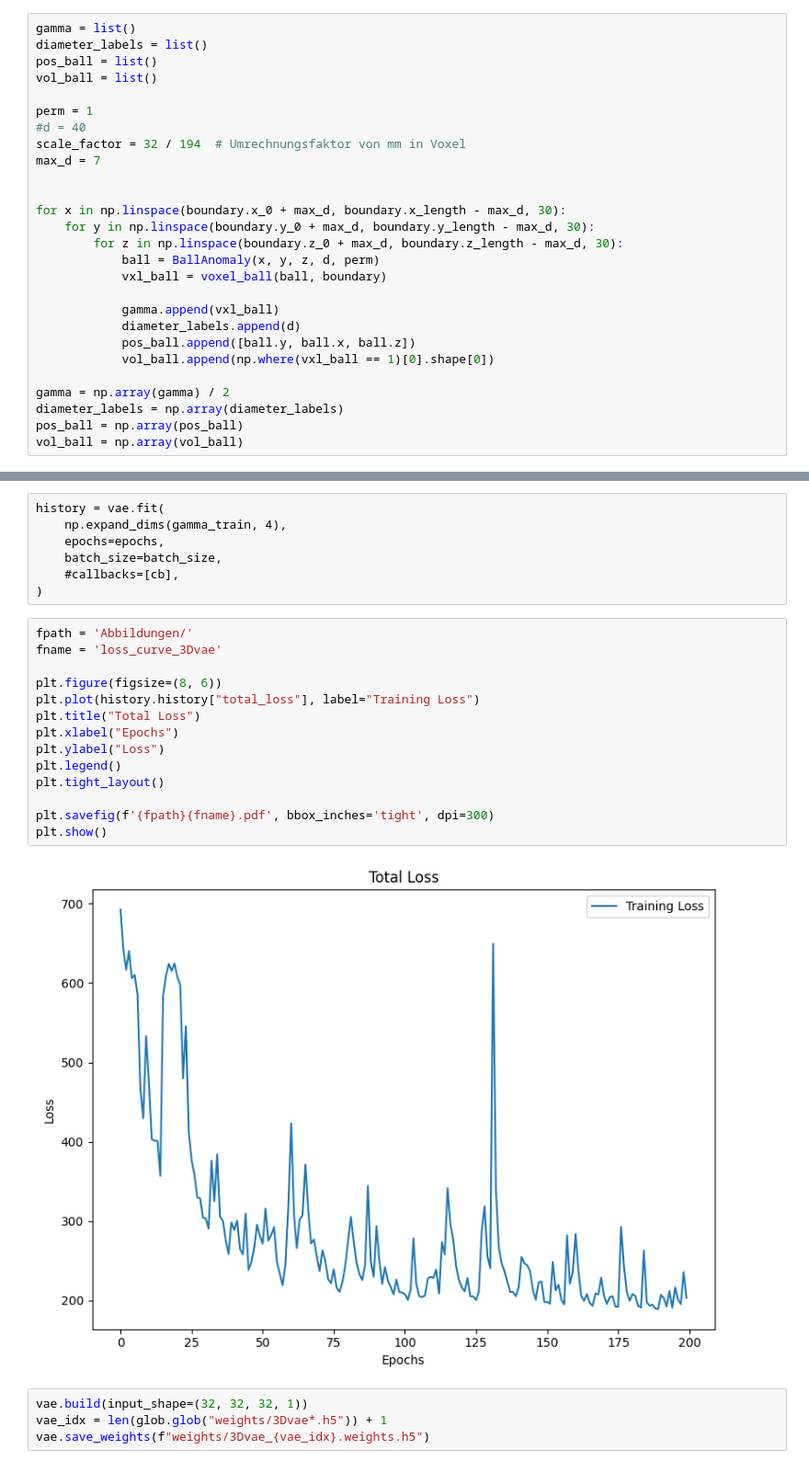
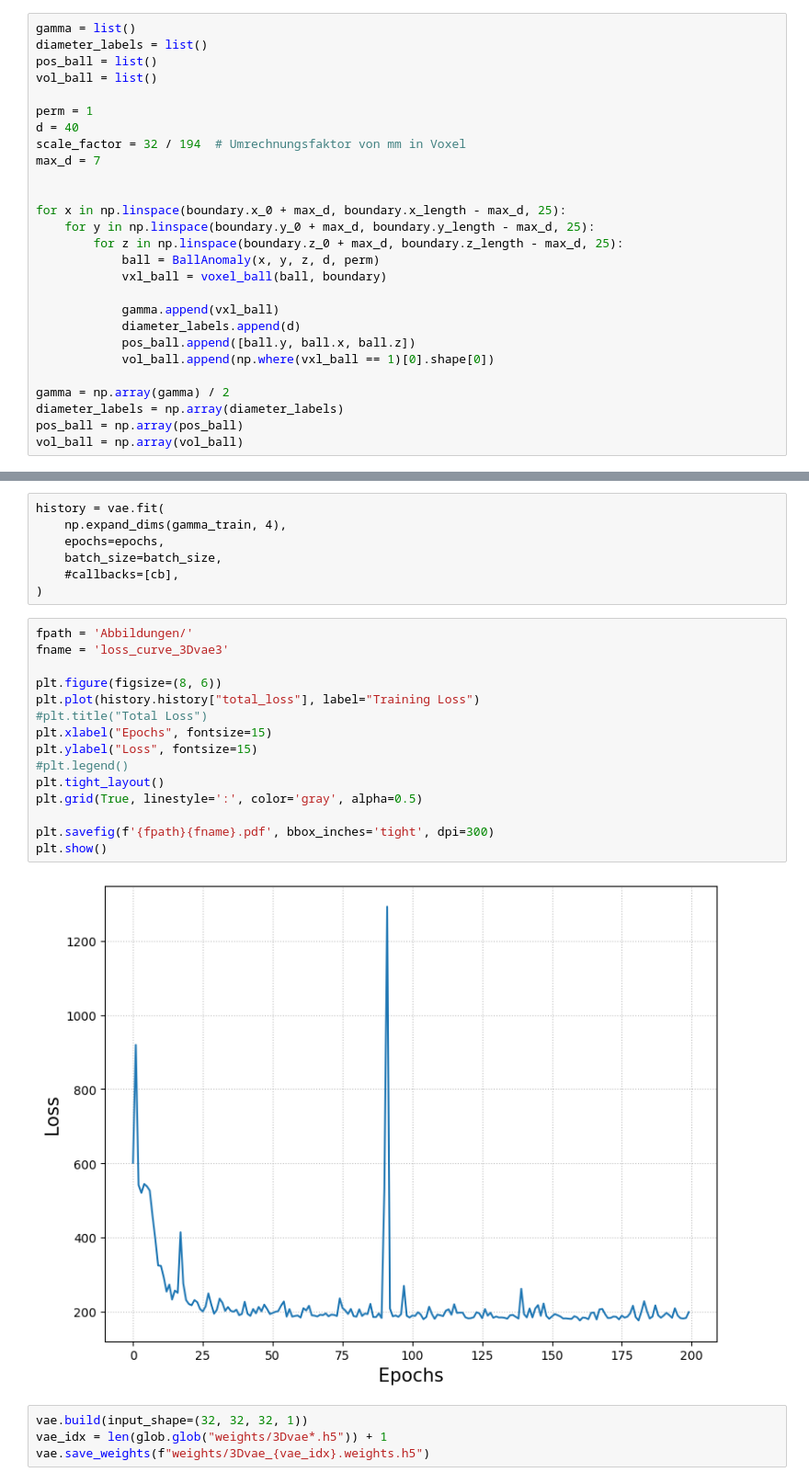
Before and after one commit to Peer076/Master-Thesis-EIT, a Jupyter notebook: 3D_VAE_training.ipynb, the cells around one changed output, grey strips where cells are left out. Shown at 92% size. Saved outputs shown, nothing was run; the diff lists cells and outputs as text.

```diff
--- a/3D_VAE_training.ipynb
+++ b/3D_VAE_training.ipynb
@@ -126,14 +132,14 @@ pos_ball = list()
 vol_ball = list()
 
 perm = 1
-#d = 40
+d = 40
 scale_factor = 32 / 194  # Umrechnungsfaktor von mm in Voxel
 max_d = 7
 
 
-for x in np.linspace(boundary.x_0 + max_d, boundary.x_length - max_d, 30):
-    for y in np.linspace(boundary.y_0 + max_d, boundary.y_length - max_d, 30):
-        for z in np.linspace(boundary.z_0 + max_d, boundary.z_length - max_d, 30):
+for x in np.linspace(boundary.x_0 + max_d, boundary.x_length - max_d, 25):
+    for y in np.linspace(boundary.y_0 + max_d, boundary.y_length - max_d, 25):
+        for z in np.linspace(boundary.z_0 + max_d, boundary.z_length - max_d, 25):
             ball = BallAnomaly(x, y, z, d, perm)
             vxl_ball = voxel_ball(ball, boundary)
 
@@ -556,20 +588,21 @@ history = vae.fit(
 )
 # %%
 fpath = 'Abbildungen/'
-fname = 'loss_curve_3Dvae'
+fname = 'loss_curve_3Dvae3'
 
 plt.figure(figsize=(8, 6))
 plt.plot(history.history["total_loss"], label="Training Loss")
-plt.title("Total Loss")
-plt.xlabel("Epochs")
-plt.ylabel("Loss")
-plt.legend()
+#plt.title("Total Loss")
+plt.xlabel("Epochs", fontsize=15)
+plt.ylabel("Loss", fontsize=15)
+#plt.legend()
 plt.tight_layout()
+plt.grid(True, linestyle=':', color='gray', alpha=0.5)
 
 plt.savefig(f'{fpath}{fname}.pdf', bbox_inches='tight', dpi=300)
 plt.show()
 # %% [output]
-[figure, old version]
+[figure, new version]
 # %%
 vae.build(input_shape=(32, 32, 32, 1))
 vae_idx = len(glob.glob("weights/3Dvae*.h5")) + 1
```
Also changed, not shown: parts of 11 cells of this notebook, 1 other file.
